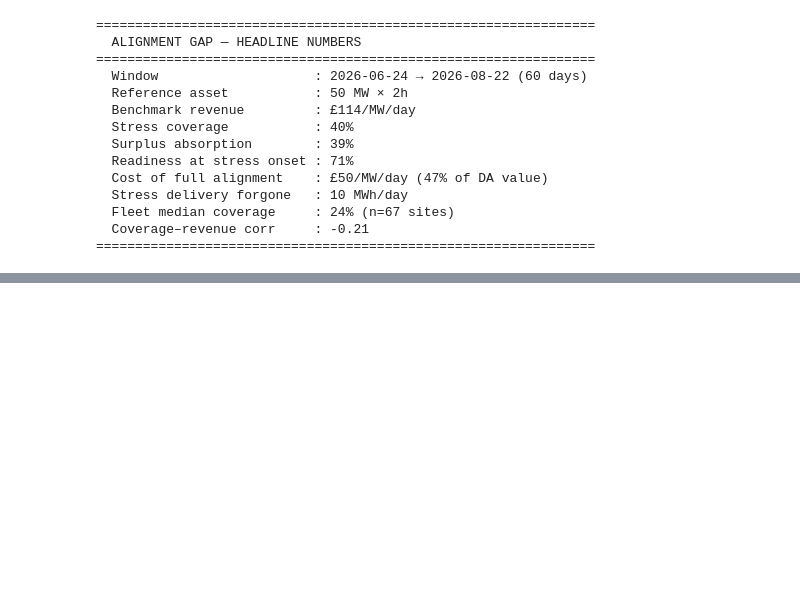
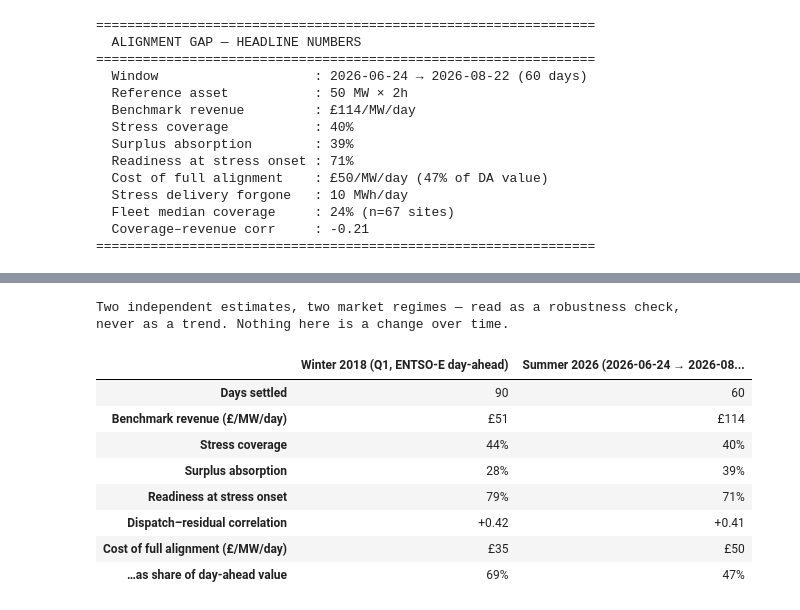
Before and after one commit to shaw029/power-trading, a Jupyter notebook: notebooks/04_alignment_gap.ipynb, the cells around one changed output, grey strips where cells are left out. Drawn from its saved outputs; the diff is of its cells as text; code cells hidden in the pictures; blank space fills up the shorter version.

```diff
--- a/notebooks/04_alignment_gap.ipynb
+++ b/notebooks/04_alignment_gap.ipynb
@@ -276,8 +276,8 @@ gap_rows = []
 for r in records:
     log = r["result"].dispatch_log
     idx = pd.date_range(str(r["date"]), periods=len(log), freq="1h", tz="UTC")
-    stress = hourly_flags["stress"].reindex(idx).fillna(False).tolist()
-    surplus = hourly_flags["surplus"].reindex(idx).fillna(False).tolist()
+    stress = hourly_flags["stress"].reindex(idx, fill_value=False).tolist()
+    surplus = hourly_flags["surplus"].reindex(idx, fill_value=False).tolist()
     asset = BESSAsset(
         capacity_mwh=POWER_MW * 2, power_mw=POWER_MW,
         charge_efficiency=CFG["charge_efficiency"],
@@ -640,0 +765,42 @@ print("=" * 64)
+# %%
+summer = {
+    "label": f"Summer 2026 ({DATES_OK[0]} → {DATES_OK[-1]}, Nord Pool day-ahead)",
+    "days": len(records),
+    "revenue_gbp_mw_day": net.mean() / POWER_MW,
+    "stress_coverage": scores["stress_coverage"],
+    "surplus_absorption": scores["surplus_absorption"],
+    "readiness": readiness,
+    "correlation": scores["correlation"],
+    "cost_of_alignment": mean_gap,
+    "cost_share_of_da": gap_df["profit_cost_of_alignment"].sum() / gap_df["profit_arb"].sum(),
+}
+
+rows = {
+    "Days settled": ("days", "{:,.0f}"),
+    "Benchmark revenue (£/MW/day)": ("revenue_gbp_mw_day", "£{:,.0f}"),
+    "Stress coverage": ("stress_coverage", "{:.0%}"),
+    "Surplus absorption": ("surplus_absorption", "{:.0%}"),
+    "Readiness at stress onset": ("readiness", "{:.0%}"),
+    "Dispatch–residual correlation": ("correlation", "{:+.2f}"),
+    "Cost of full alignment (£/MW/day)": ("cost_of_alignment", "£{:,.0f}"),
+    "…as share of day-ahead value": ("cost_share_of_da", "{:.0%}"),
+}
+compare = pd.DataFrame(
+    {w["label"]: {name: fmt.format(w[key]) for name, (key, fmt) in rows.items()}
+     for w in (winter, summer)}
+)
+print("Two independent estimates, two market regimes — read as a robustness check,")
+print("never as a trend. Nothing here is a change over time.\n")
+compare
+# %% [output]
+Two independent estimates, two market regimes — read as a robustness check,
+never as a trend. Nothing here is a change over time.
+|  | Winter 2018 (Q1, ENTSO-E day-ahead) | Summer 2026 (2026-06-24 → 2026-08... |
+| Days settled | 90 | 60 |
+| Benchmark revenue (£/MW/day) | £51 | £114 |
+| Stress coverage | 44% | 40% |
+| Surplus absorption | 28% | 39% |
+| Readiness at stress onset | 79% | 71% |
+| Dispatch–residual correlation | +0.42 | +0.41 |
+| Cost of full alignment (£/MW/day) | £35 | £50 |
+| …as share of day-ahead value | 69% | 47% |
```
Also changed, not shown: parts of 3 cells of this notebook, 2 other files.
